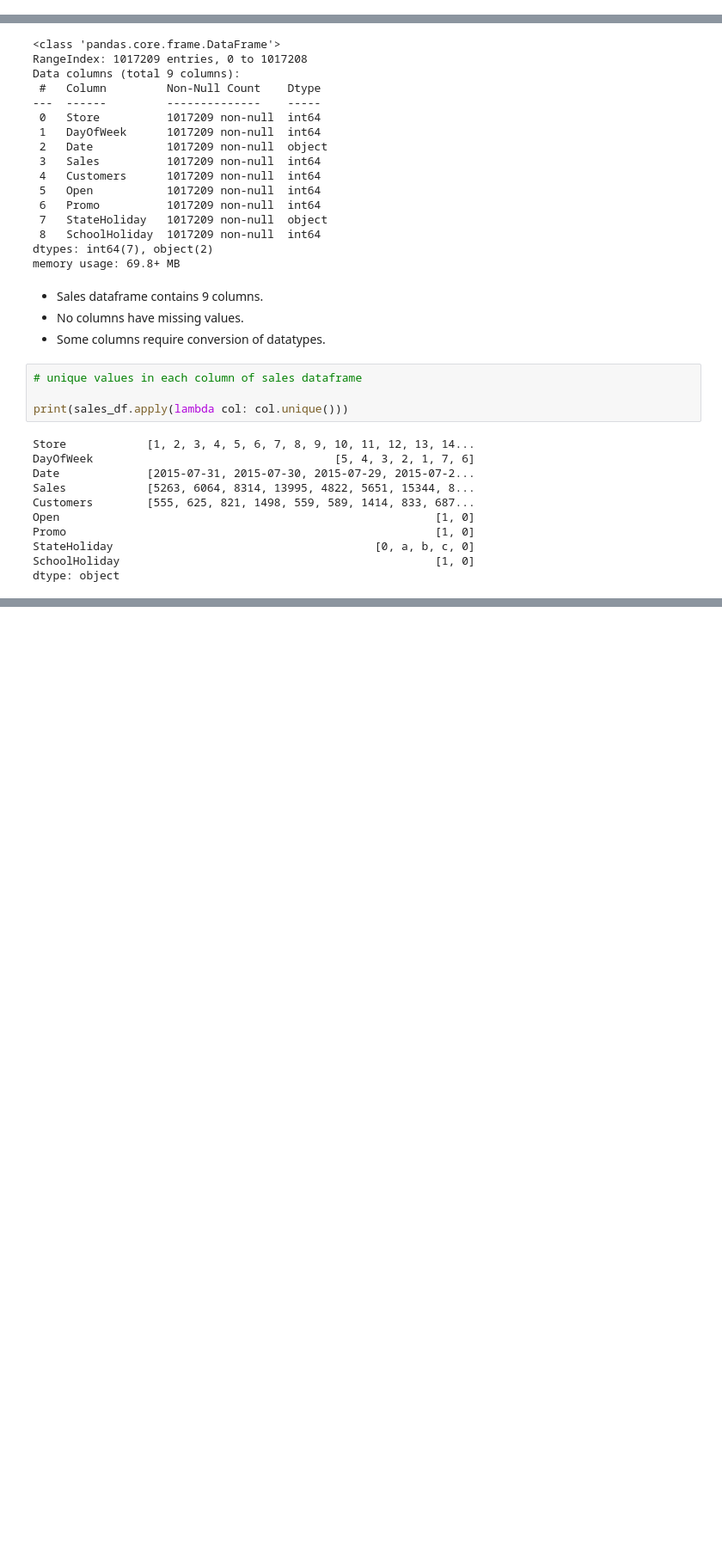
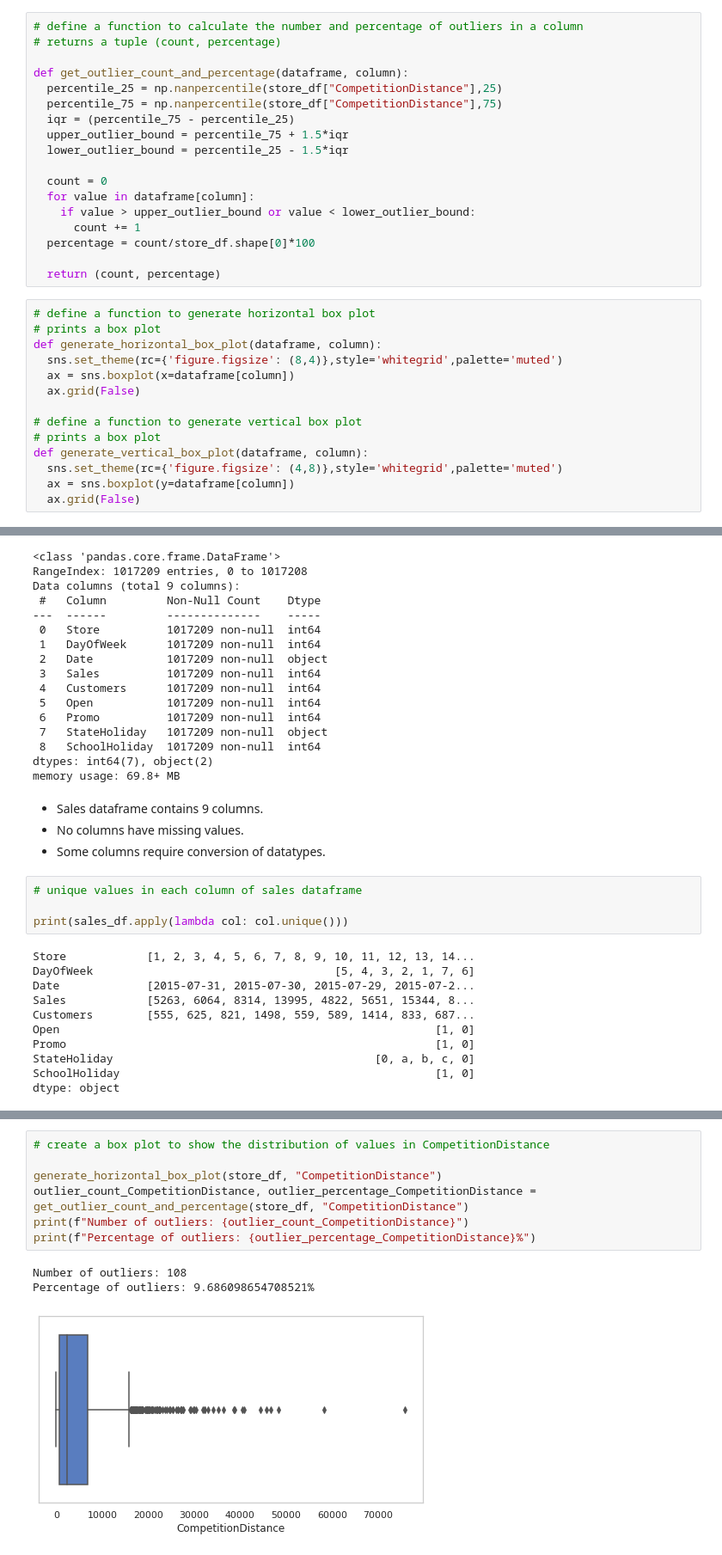
Before and after one commit to connect-midhunr/rossmann-sales-prediction, a Jupyter notebook: Rossmann_Sales_Prediction_Capstone_Project.ipynb, the cells around one changed output, grey strips where cells are left out. Shown at 86% size. Saved outputs shown, nothing was run; the diff lists cells and outputs as text; blank space fills up the shorter version.

```diff
--- a/Rossmann_Sales_Prediction_Capstone_Project.ipynb
+++ b/Rossmann_Sales_Prediction_Capstone_Project.ipynb
@@ -49,3 +61,35 @@ import seaborn as sns
+# %%
+# define a function to calculate the number and percentage of outliers in a column
+# returns a tuple (count, percentage)
+
+def get_outlier_count_and_percentage(dataframe, column):
+  percentile_25 = np.nanpercentile(store_df["CompetitionDistance"],25)
+  percentile_75 = np.nanpercentile(store_df["CompetitionDistance"],75)
+  iqr = (percentile_75 - percentile_25)
+  upper_outlier_bound = percentile_75 + 1.5*iqr
+  lower_outlier_bound = percentile_25 - 1.5*iqr
+
+  count = 0
+  for value in dataframe[column]:
+    if value > upper_outlier_bound or value < lower_outlier_bound:
+      count += 1
+  percentage = count/store_df.shape[0]*100
+
+  return (count, percentage)
+# %%
+# define a function to generate horizontal box plot
+# prints a box plot
+def generate_horizontal_box_plot(dataframe, column):
+  sns.set_theme(rc={'figure.figsize': (8,4)},style='whitegrid',palette='muted')
+  ax = sns.boxplot(x=dataframe[column])
+  ax.grid(False)
+
+# define a function to generate vertical box plot
+# prints a box plot
+def generate_vertical_box_plot(dataframe, column):
+  sns.set_theme(rc={'figure.figsize': (4,8)},style='whitegrid',palette='muted')
+  ax = sns.boxplot(y=dataframe[column])
+  ax.grid(False)
 # %% [markdown]
 # Data Reading
 # %%
@@ -253,0 +314,11 @@ dtype: object
+# %%
+# create a box plot to show the distribution of values in CompetitionDistance
+
+generate_horizontal_box_plot(store_df, "CompetitionDistance")
+outlier_count_CompetitionDistance, outlier_percentage_CompetitionDistance = get_outlier_count_and_percentage(store_df, "CompetitionDistance")
+print(f"Number of outliers: {outlier_count_CompetitionDistance}")
+print(f"Percentage of outliers: {outlier_percentage_CompetitionDistance}%")
+# %% [output]
+Number of outliers: 108
+Percentage of outliers: 9.686098654708521%
+[figure, added]
```
Also changed, not shown: parts of 36 cells of this notebook.
